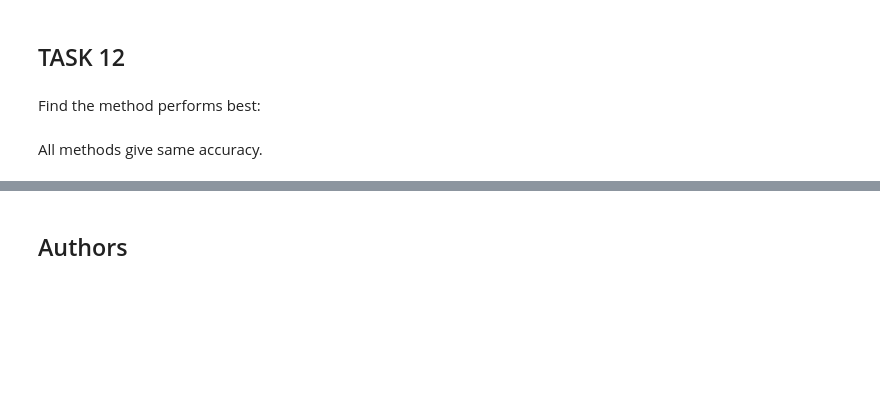
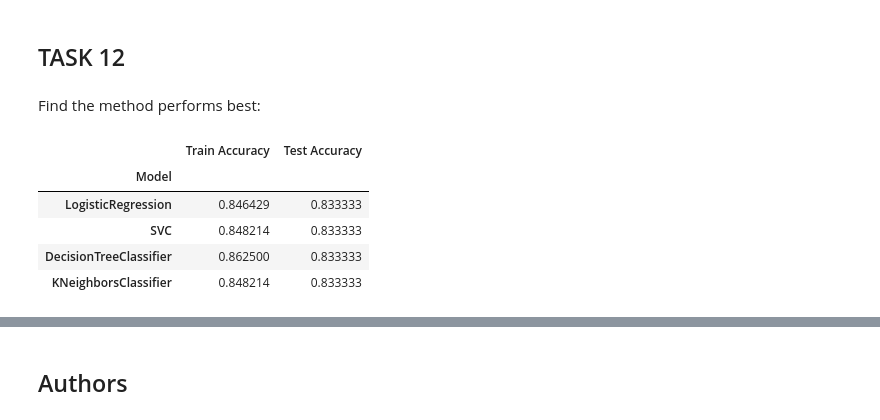
Before and after one commit to RaoNarahari22/IBM_Course_10, a Jupyter notebook: SpaceX_Machine_Learning_Prediction_Part_5.jupyterlite.ipynb, the cells around one changed output, grey strips where cells are left out. Cells and saved outputs as stored; diff of their text form; code cells hidden in the pictures; blank space fills up the shorter version.

```diff
--- a/SpaceX_Machine_Learning_Prediction_Part_5.jupyterlite.ipynb
+++ b/SpaceX_Machine_Learning_Prediction_Part_5.jupyterlite.ipynb
@@ -400,5 +435,3 @@ plot_confusion_matrix(Y_test,yhat)
 ## TASK  12
 # %% [markdown]
 Find the method performs best:
-# %% [markdown]
-All methods give same accuracy.
@@ -404,0 +440,9 @@ All methods give same accuracy.
+# %%
+accuracy_results
+# %% [output]
+|  | Train Accuracy | Test Accuracy |
+| Model |  |  |
+| LogisticRegression | 0.846429 | 0.833333 |
+| SVC | 0.848214 | 0.833333 |
+| DecisionTreeClassifier | 0.862500 | 0.833333 |
+| KNeighborsClassifier | 0.848214 | 0.833333 |
```
Also changed, not shown: parts of 7 cells of this notebook.
